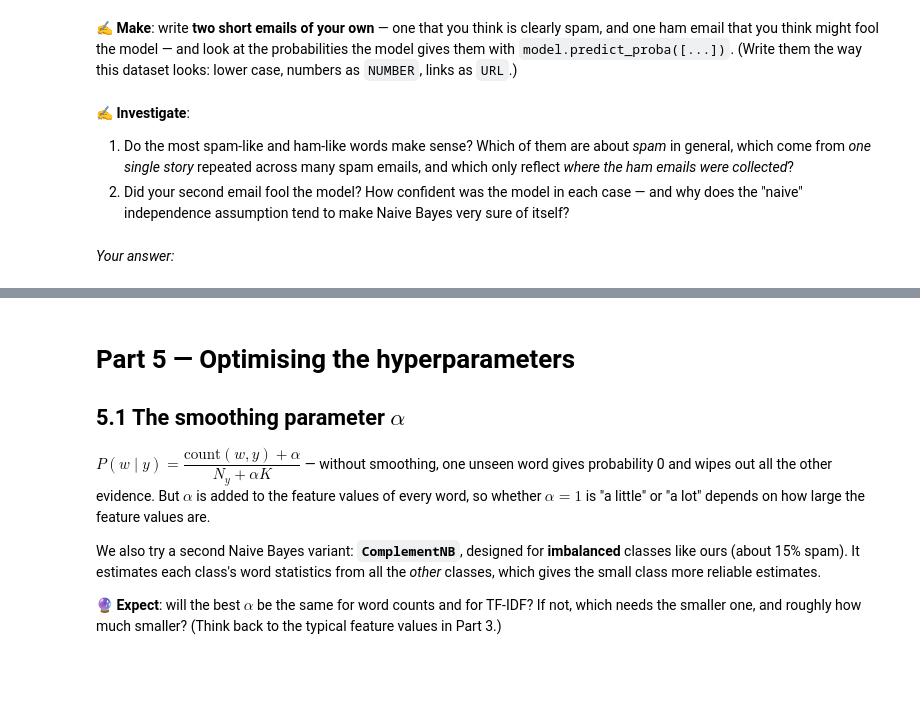
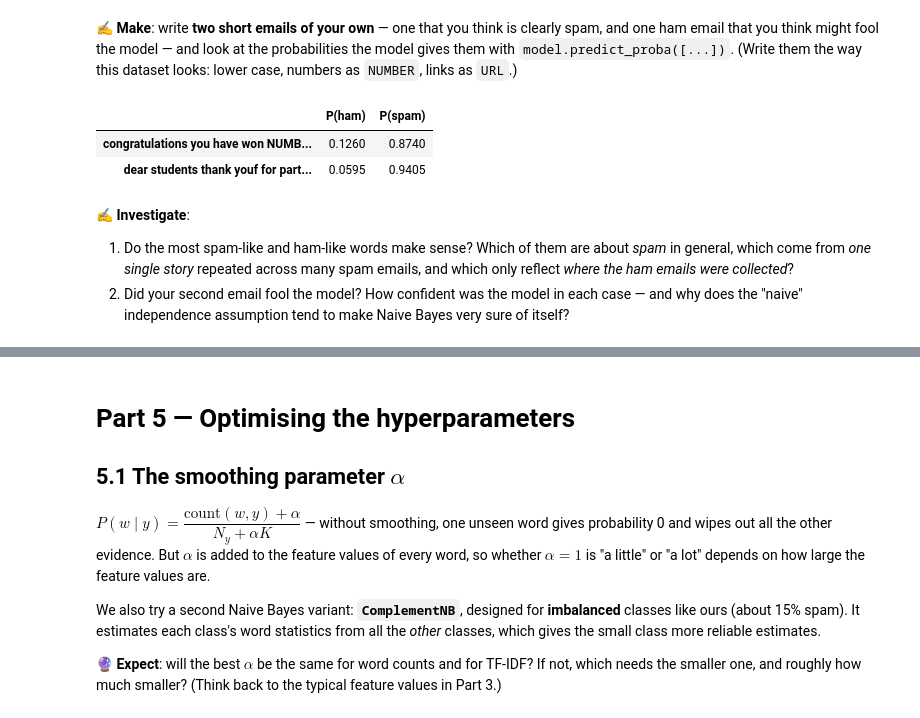
Before and after one commit to safcleo12/Machine-Learning, a Jupyter notebook: 03_Probabilistic_Modeling_Naive_Bayes_2026_final.ipynb, the cells around one changed output, grey strips where cells are left out. Saved outputs shown, nothing was run; the diff lists cells and outputs as text; code cells hidden in the pictures; blank space fills up the shorter version.

```diff
--- a/03_Probabilistic_Modeling_Naive_Bayes_2026_final.ipynb
+++ b/03_Probabilistic_Modeling_Naive_Bayes_2026_final.ipynb
@@ -262,6 +338,15 @@ pd.DataFrame(model.predict_proba(my_emails), columns=["P(ham)", "P(spam)"], inde
+# %%
+### ✍️ YOUR WORK
+my_emails = [
+    "congratulations you have won NUMBER ipad mini to claim your prizes press the NUMBER links below to claim your new free ipads URL URL",
+    "dear students thank you for participating in the study for a chance to win an ipad please press URL to participate in the giveaway",
+]
+pd.DataFrame(model.predict_proba(my_emails), columns=["P(ham)", "P(spam)"], index=my_emails).round(4)
+# %% [output]
+|  | P(ham) | P(spam) |
+| congratulations you have won NUMB... | 0.1260 | 0.8740 |
+| dear students thank youf for part... | 0.0595 | 0.9405 |
 # %% [markdown]
 ✍️ **Investigate**:
 1. Do the most spam-like and ham-like words make sense? Which of them are about *spam* in general, which come from *one single story* repeated across many spam emails, and which only reflect *where the ham emails were collected*?
 2. Did your second email fool the model? How confident was the model in each case — and why does the "naive" independence assumption tend to make Naive Bayes very sure of itself?
-# %% [markdown]
-*Your answer:*
```
Also changed, not shown: parts of 20 cells of this notebook.
